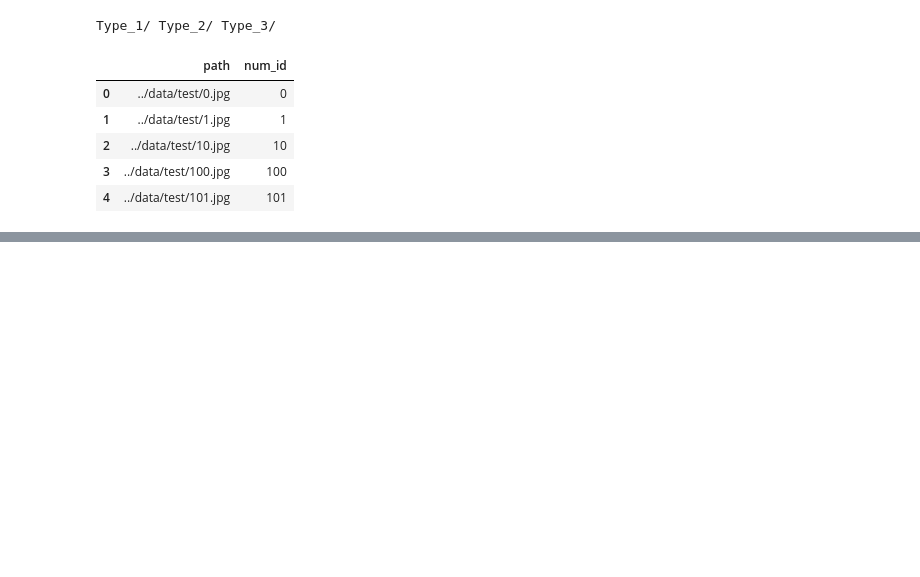
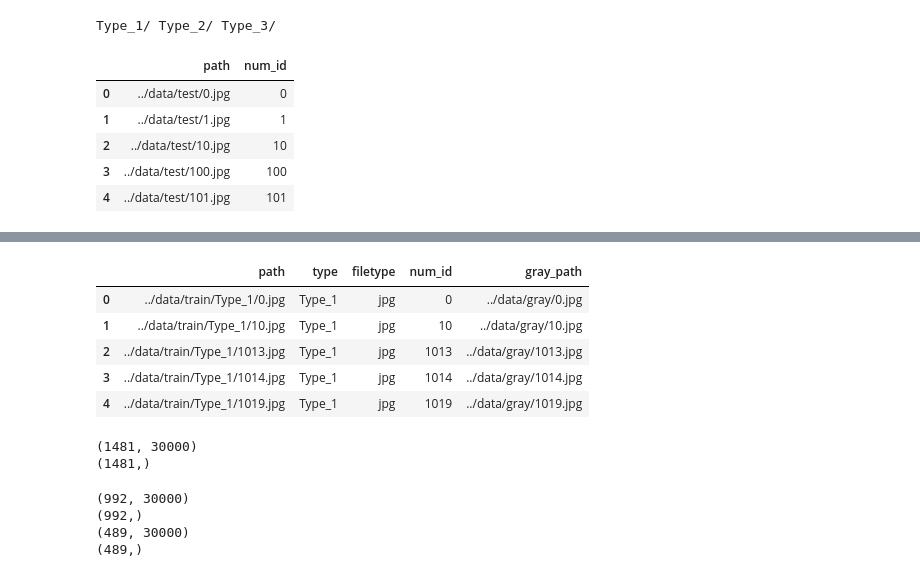
Before and after one commit to DBCerigo/kaggle-cervix, a Jupyter notebook: dbc/Cervix1.ipynb, the cells around one changed output, grey strips where cells are left out. Drawn from its saved outputs; the diff is of its cells as text; code cells hidden in the pictures; blank space fills up the shorter version.

```diff
--- a/dbc/Cervix1.ipynb
+++ b/dbc/Cervix1.ipynb
@@ -36,0 +46,16 @@ NameError: global name 'desc' is not defined
+# %%
+df.head()
+# %% [output]
+|  | path | type | filetype | num_id | gray_path |
+| 0 | ../data/train/Type_1/0.jpg | Type_1 | jpg | 0 | ../data/gray/0.jpg |
+| 1 | ../data/train/Type_1/10.jpg | Type_1 | jpg | 10 | ../data/gray/10.jpg |
+| 2 | ../data/train/Type_1/1013.jpg | Type_1 | jpg | 1013 | ../data/gray/1013.jpg |
+| 3 | ../data/train/Type_1/1014.jpg | Type_1 | jpg | 1014 | ../data/gray/1014.jpg |
+| 4 | ../data/train/Type_1/1019.jpg | Type_1 | jpg | 1019 | ../data/gray/1019.jpg |
+# %%
+X, y = c.processing.random_forest_transform(df)
+print(X.shape)
+print(y.shape)
+# %% [output]
+(1481, 30000)
+(1481,)
@@ -36,0 +70,10 @@ NameError: global name 'desc' is not defined
+# %%
+print(X_train.shape)
+print(y_train.shape)
+print(X_test.shape)
+print(y_test.shape)
+# %% [output]
+(992, 30000)
+(992,)
+(489, 30000)
+(489,)
```
Also changed, not shown: parts of 15 cells of this notebook.
